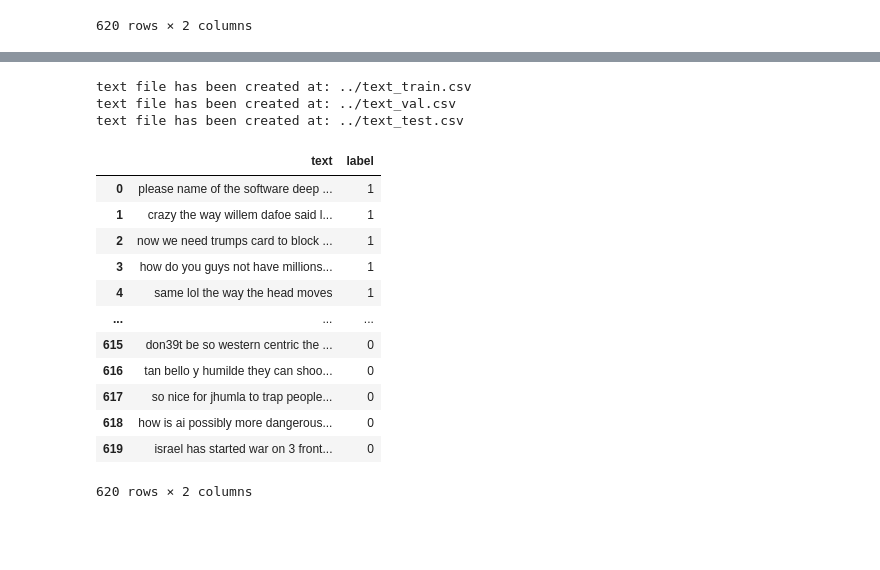
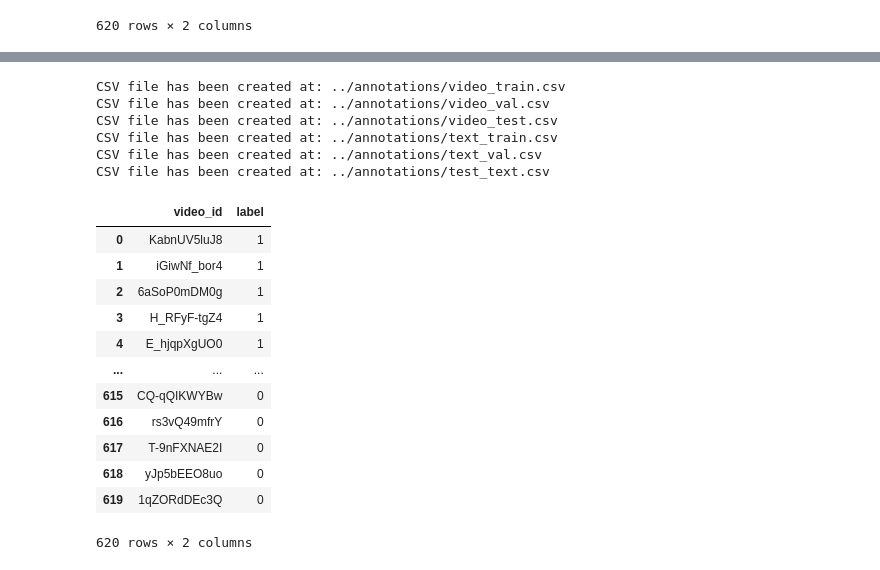
Before and after one commit to davendramaharaj1/deepfake_extractions, a Jupyter notebook: data_exp_notebooks/data.ipynb, the cells around one changed output, grey strips where cells are left out. Drawn from its saved outputs; the diff is of its cells as text; code cells hidden in the pictures; blank space fills up the shorter version.

Commit message:
fixed annotation loc

```diff
--- a/data_exp_notebooks/data.ipynb
+++ b/data_exp_notebooks/data.ipynb
@@ -902,3 +902,13 @@ All test videos were successfully copied.
 #     print("No common video IDs found.")
 # %% [markdown]
 ### Create Annotation Files
+# %%
+annotations_dir = '../annotations'
+
+video_train = 'video_train.csv'
+video_val = 'video_val.csv'
+video_test = 'video_test.csv'
+
+text_train = 'text_train.csv'
+text_val = 'text_val.csv'
+text_test = 'test_text.csv'
@@ -995,25 +986,34 @@ def create_text_csv(df, output_file_path):
-# %%
-create_text_csv(train_df, '../text_train.csv')
-create_text_csv(val_df, '../text_val.csv')
-create_text_csv(test_df, '../text_test.csv')
-# %% [output]
-text file has been created at: ../text_train.csv
-text file has been created at: ../text_val.csv
-text file has been created at: ../text_test.csv
-# %%
-text_annotation_train = pd.read_csv('../text_train.csv')
-text_annotation_train
-# %% [output]
-|  | text | label |
-| 0 | please name of the software deep ... | 1 |
-| 1 | crazy the way willem dafoe said l... | 1 |
-| 2 | now we need trumps card to block ... | 1 |
-| 3 | how do you guys not have millions... | 1 |
-| 4 | same lol the way the head moves | 1 |
-| ... | ... | ... |
-| 615 | don39t be so western centric the ... | 0 |
-| 616 | tan bello y humilde they can shoo... | 0 |
-| 617 | so nice for jhumla to trap people... | 0 |
-| 618 | how is ai possibly more dangerous... | 0 |
-| 619 | israel has started war on 3 front... | 0 |
-620 rows × 2 columns
+# %%
+create_video_csv(train_df, annotations_dir, video_train)
+create_video_csv(val_df, annotations_dir, video_val)
+create_video_csv(test_df, annotations_dir, video_test)
+
+create_text_csv(train_df, annotations_dir, text_train)
+create_text_csv(val_df, annotations_dir, text_val)
+create_text_csv(test_df, annotations_dir, text_test)
+# %% [output]
+CSV file has been created at: ../annotations/video_train.csv
+CSV file has been created at: ../annotations/video_val.csv
+CSV file has been created at: ../annotations/video_test.csv
+CSV file has been created at: ../annotations/text_train.csv
+CSV file has been created at: ../annotations/text_val.csv
+CSV file has been created at: ../annotations/test_text.csv
+# %%
+video_train_annotation = pd.read_csv(os.path.join(annotations_dir, video_train))
+text_train_annotation = pd.read_csv(os.path.join(annotations_dir, text_train))
+# %%
+video_train_annotation
+# %% [output]
+|  | video_id | label |
+| 0 | KabnUV5luJ8 | 1 |
+| 1 | iGiwNf_bor4 | 1 |
+| 2 | 6aSoP0mDM0g | 1 |
+| 3 | H_RFyF-tgZ4 | 1 |
+| 4 | E_hjqpXgUO0 | 1 |
+| ... | ... | ... |
+| 615 | CQ-qQIKWYBw | 0 |
+| 616 | rs3vQ49mfrY | 0 |
+| 617 | T-9nFXNAE2I | 0 |
+| 618 | yJp5bEEO8uo | 0 |
+| 619 | 1qZORdDEc3Q | 0 |
+620 rows × 2 columns
```
Also changed, not shown: parts of 9 cells of this notebook.
